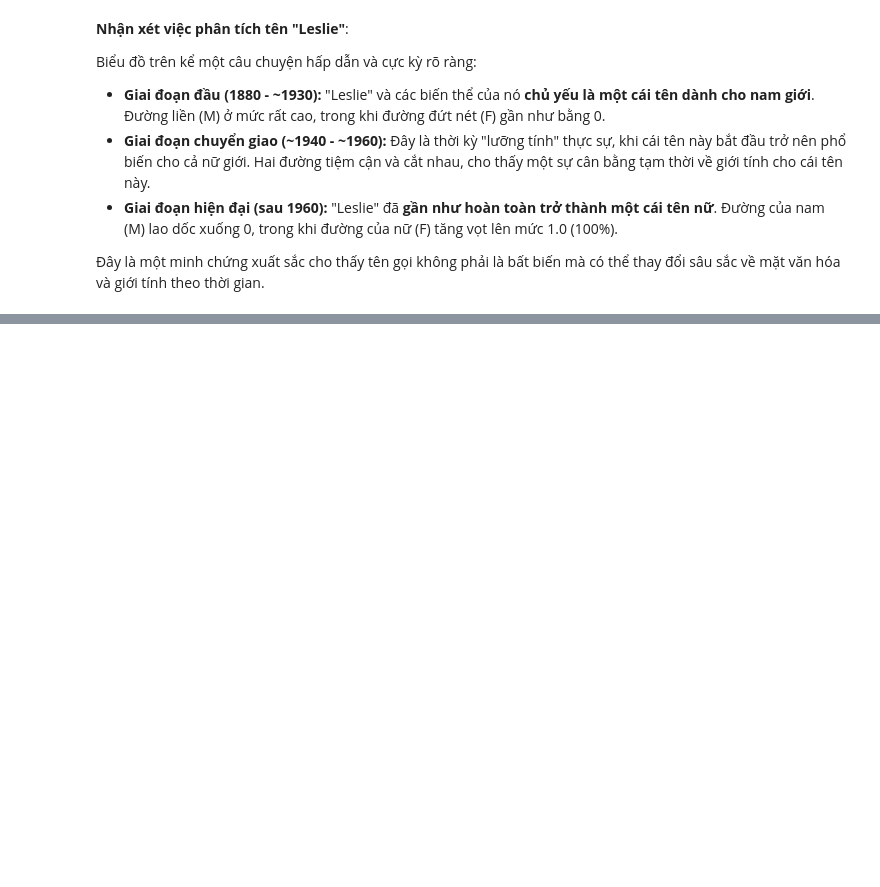
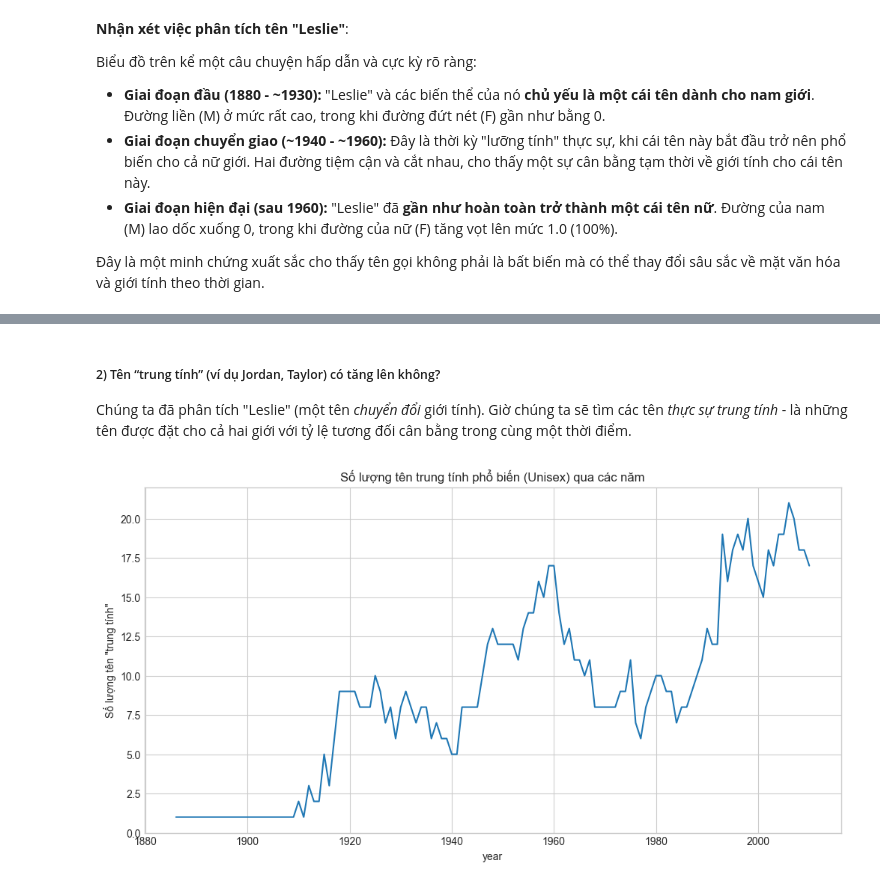
Before and after one commit to TranKhaiAn/sgu_2025_dataAnalysis, a Jupyter notebook: BTL_02-dl16-10/chapter13_3.ipynb, the cells around one changed output, grey strips where cells are left out. Cells and saved outputs as stored; diff of their text form; code cells hidden in the pictures; blank space fills up the shorter version.

Commit message:
Tạm thời bổ sung 4 dạng phân tích - Cần phân tích thêm và đưa ra nhận xét

```diff
--- a/BTL_02-dl16-10/chapter13_3.ipynb
+++ b/BTL_02-dl16-10/chapter13_3.ipynb
@@ -747,0 +867,29 @@ Qua hành trình phân tích bộ dữ liệu Tên trẻ em Hoa Kỳ, chúng ta
+# %% [markdown]
+##### 2) Tên “trung tính” (ví dụ Jordan, Taylor) có tăng lên không?
+
+Chúng ta đã phân tích "Leslie" (một tên *chuyển đổi* giới tính). Giờ chúng ta sẽ tìm các tên *thực sự trung tính* - là những tên được đặt cho cả hai giới với tỷ lệ tương đối cân bằng trong cùng một thời điểm.
+# %%
+# Tính tổng sinh cho mỗi tên, mỗi năm, theo 2 giới
+name_pivot = names.pivot_table('births', index=['year', 'name'], columns='sex', aggfunc='sum').fillna(0)
+
+# Tính tổng và tỷ lệ Nam
+name_pivot['total'] = name_pivot['M'] + name_pivot['F']
+name_pivot['prop_M'] = name_pivot['M'] / name_pivot['total']
+
+# Lọc ra các tên "trung tính"
+# Định nghĩa "trung tính" là: có tổng sinh > 1000 và tỷ lệ nam từ 25%-75%
+unisex_names = name_pivot[
+    (name_pivot['total'] > 1000) &
+    (name_pivot['prop_M'] > 0.25) &
+    (name_pivot['prop_M'] < 0.75)
+].reset_index()
+
+# Đếm số lượng tên trung tính duy nhất theo năm
+unisex_count_by_year = unisex_names.groupby('year')['name'].count()
+
+# Vẽ biểu đồ
+unisex_count_by_year.plot(title='Số lượng tên trung tính phổ biến (Unisex) qua các năm', figsize=(12, 6))
+plt.ylabel('Số lượng tên "trung tính"')
+plt.show()
+# %% [output]
+[figure, added]
```
Also changed, not shown: parts of 19 cells of this notebook.
